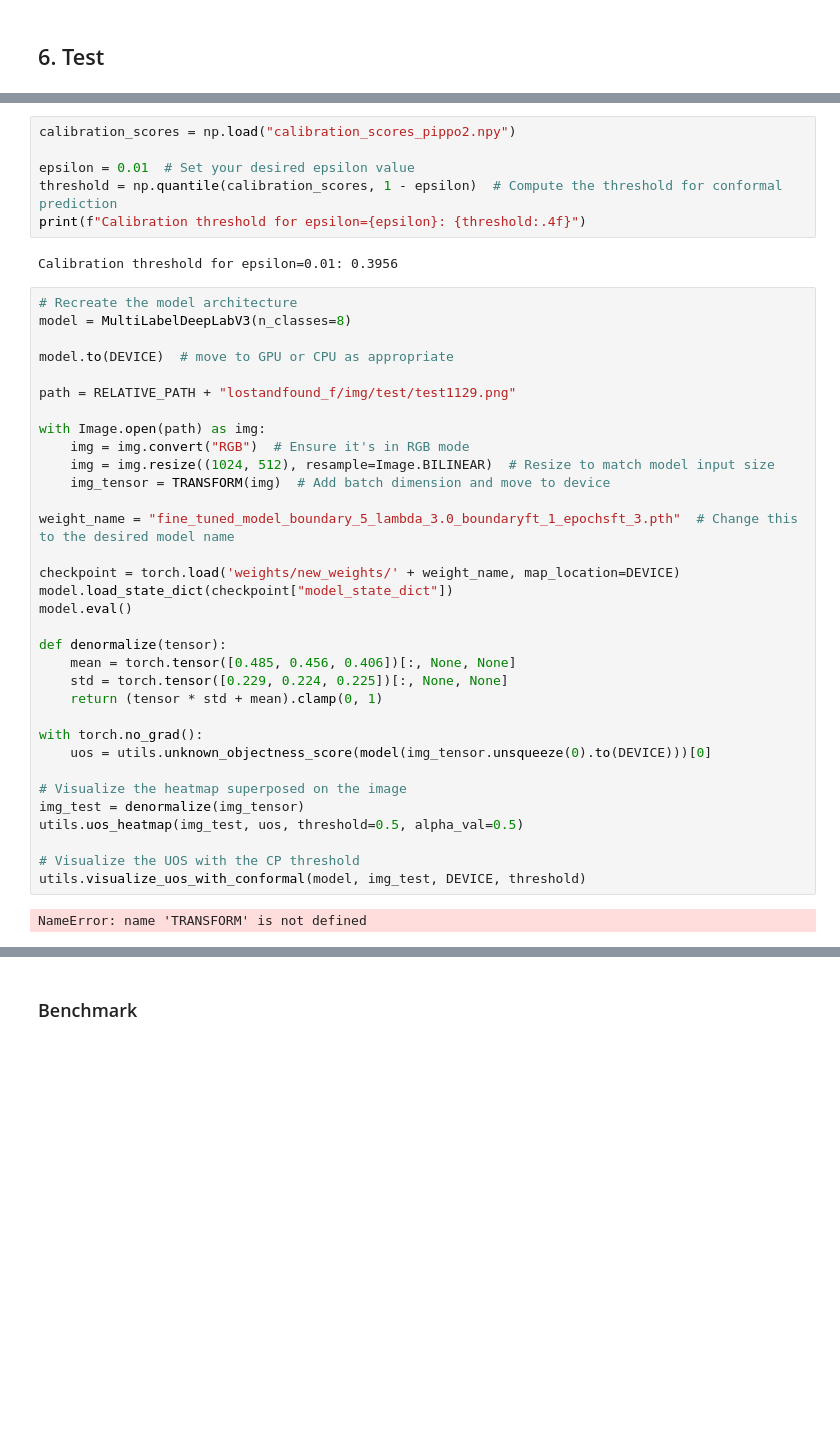
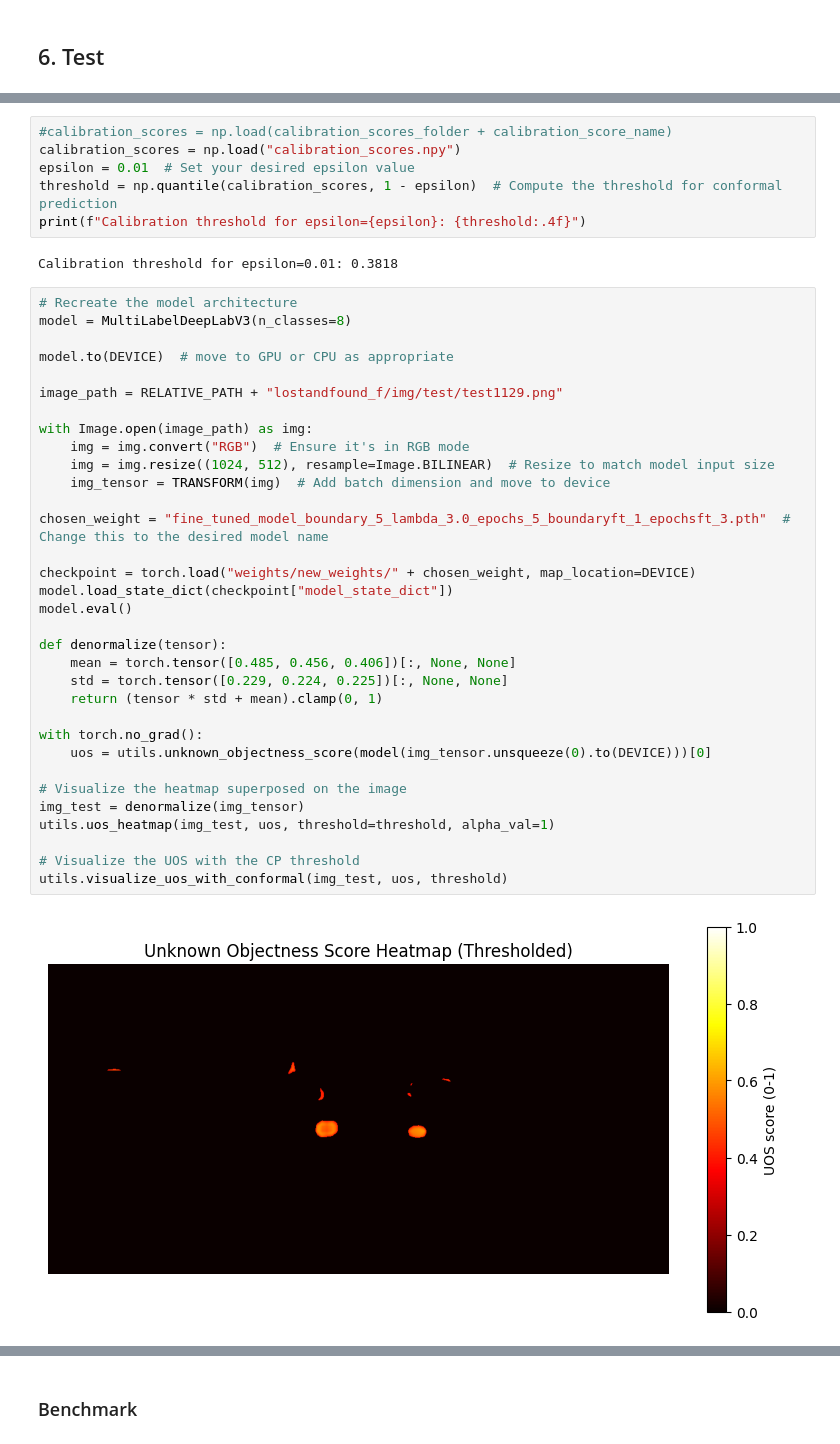
Before and after one commit to DaniPet02/CV-hw, a Jupyter notebook: src/notebook.ipynb, the cells around one changed output, grey strips where cells are left out. Saved outputs shown, nothing was run; the diff lists cells and outputs as text; blank space fills up the shorter version.

Commit message:
Change one variable's name

```diff
--- a/src/notebook.ipynb
+++ b/src/notebook.ipynb
@@ -629,43 +655,43 @@ np.save("calibration_scores_pippo2.npy", calibration_scores)
 # %%
-calibration_scores = np.load("calibration_scores_pippo2.npy")
-
+#calibration_scores = np.load(calibration_scores_folder + calibration_score_name)
+calibration_scores = np.load("calibration_scores.npy")
 epsilon = 0.01  # Set your desired epsilon value
 threshold = np.quantile(calibration_scores, 1 - epsilon)  # Compute the threshold for conformal prediction
 print(f"Calibration threshold for epsilon={epsilon}: {threshold:.4f}")
 # %% [output]
-Calibration threshold for epsilon=0.01: 0.3956
+Calibration threshold for epsilon=0.01: 0.3818
 # %%
 # Recreate the model architecture
 model = MultiLabelDeepLabV3(n_classes=8)
 
 model.to(DEVICE)  # move to GPU or CPU as appropriate
 
-path = RELATIVE_PATH + "lostandfound_f/img/test/test1129.png"
+image_path = RELATIVE_PATH + "lostandfound_f/img/test/test1129.png"
 
-with Image.open(path) as img:
+with Image.open(image_path) as img:
     img = img.convert("RGB")  # Ensure it's in RGB mode
     img = img.resize((1024, 512), resample=Image.BILINEAR)  # Resize to match model input size
     img_tensor = TRANSFORM(img)  # Add batch dimension and move to device
 
-weight_name = "fine_tuned_model_boundary_5_lambda_3.0_boundaryft_1_epochsft_3.pth"  # Change this to the desired model name
+chosen_weight = "fine_tuned_model_boundary_5_lambda_3.0_epochs_5_boundaryft_1_epochsft_3.pth"  # Change this to the desired model name
 
-checkpoint = torch.load('weights/new_weights/' + weight_name, map_location=DEVICE)
+checkpoint = torch.load("weights/new_weights/" + chosen_weight, map_location=DEVICE)
 model.load_state_dict(checkpoint["model_state_dict"])
 model.eval()
 
 def denormalize(tensor):
     mean = torch.tensor([0.485, 0.456, 0.406])[:, None, None]
     std = torch.tensor([0.229, 0.224, 0.225])[:, None, None]
     return (tensor * std + mean).clamp(0, 1)
 
 with torch.no_grad():
     uos = utils.unknown_objectness_score(model(img_tensor.unsqueeze(0).to(DEVICE)))[0]
 
 # Visualize the heatmap superposed on the image
 img_test = denormalize(img_tensor)
-utils.uos_heatmap(img_test, uos, threshold=0.5, alpha_val=0.5)
+utils.uos_heatmap(img_test, uos, threshold=threshold, alpha_val=1)
 
 # Visualize the UOS with the CP threshold
-utils.visualize_uos_with_conformal(model, img_test, DEVICE, threshold)
+utils.visualize_uos_with_conformal(img_test, uos, threshold)
 # %% [output]
-NameError: name 'TRANSFORM' is not defined
+[figure, added]
```
Also changed, not shown: parts of 21 cells of this notebook.
